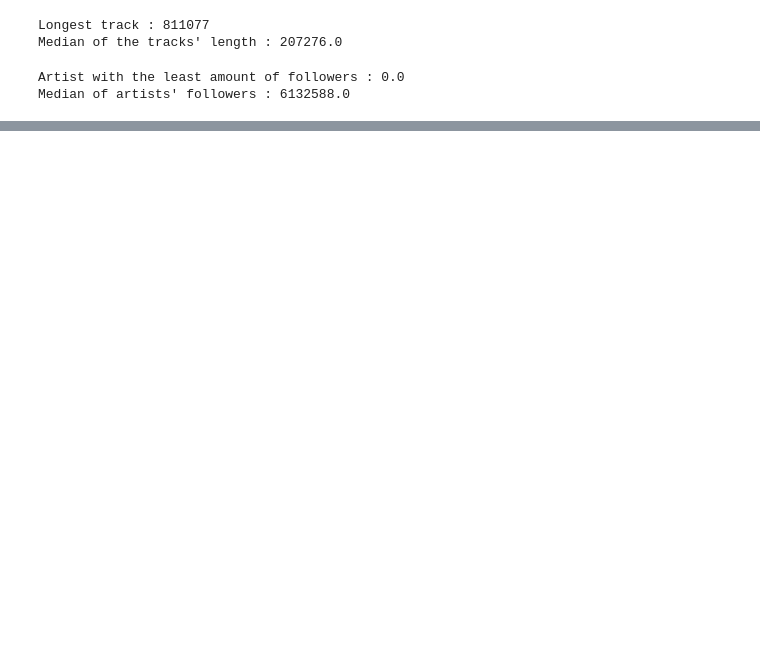
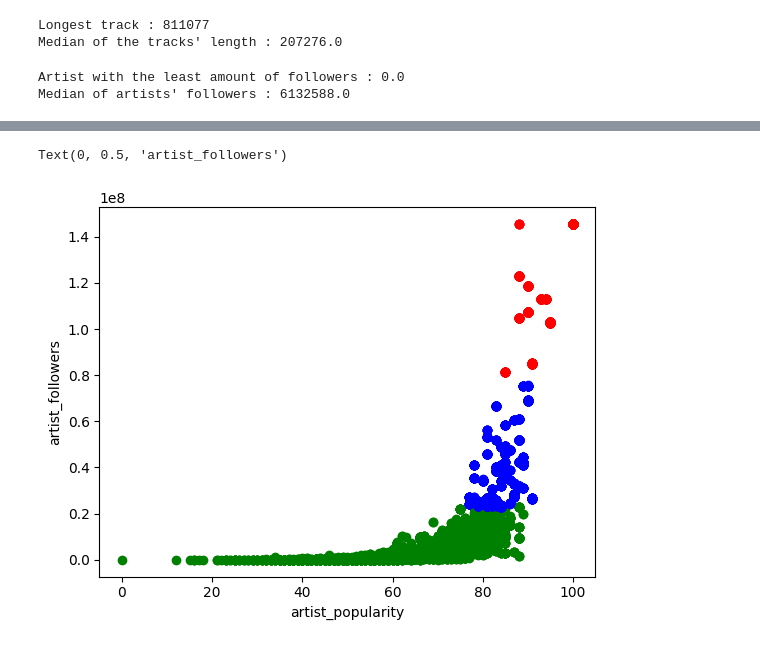
Before and after one commit to Fullbust505/SpotifyPopularityAnalysis, a Jupyter notebook: main.ipynb, the cells around one changed output, grey strips where cells are left out. Saved outputs shown, nothing was run; the diff lists cells and outputs as text; code cells hidden in the pictures; blank space fills up the shorter version.

```diff
--- a/main.ipynb
+++ b/main.ipynb
@@ -503,0 +395,4 @@ print("\nClassification Report:\n", classification_report(y_test_c, y_pred_cl))
+# %%
+km = KMeans(n_clusters=3)
+y_predicted = km.fit_predict(df[['track_popularity','track_duration_ms','explicit','artist_name','artist_popularity','artist_followers','album_type','year','month','day']])
+y_predicted
@@ -503,0 +415,15 @@ print("\nClassification Report:\n", classification_report(y_test_c, y_pred_cl))
+# %%
+df1 = df[df['cluster'] == 0]
+df2 = df[df['cluster'] == 1]
+df3 = df[df['cluster'] == 2]
+
+plt.scatter(df1['artist_popularity'],df1['artist_followers'],color='green')
+plt.scatter(df2['artist_popularity'],df2['artist_followers'],color='red')
+plt.scatter(df3['artist_popularity'],df3['artist_followers'],color='blue')
+plt.xlabel('artist_popularity')
+plt.ylabel('artist_followers')
+
+# The graph below is a logical example because the more followers an artist has, generally speaking the more popular he is
+# %% [output]
+Text(0, 0.5, 'artist_followers')
+[figure, added]
```
Also changed, not shown: parts of 75 cells of this notebook.
